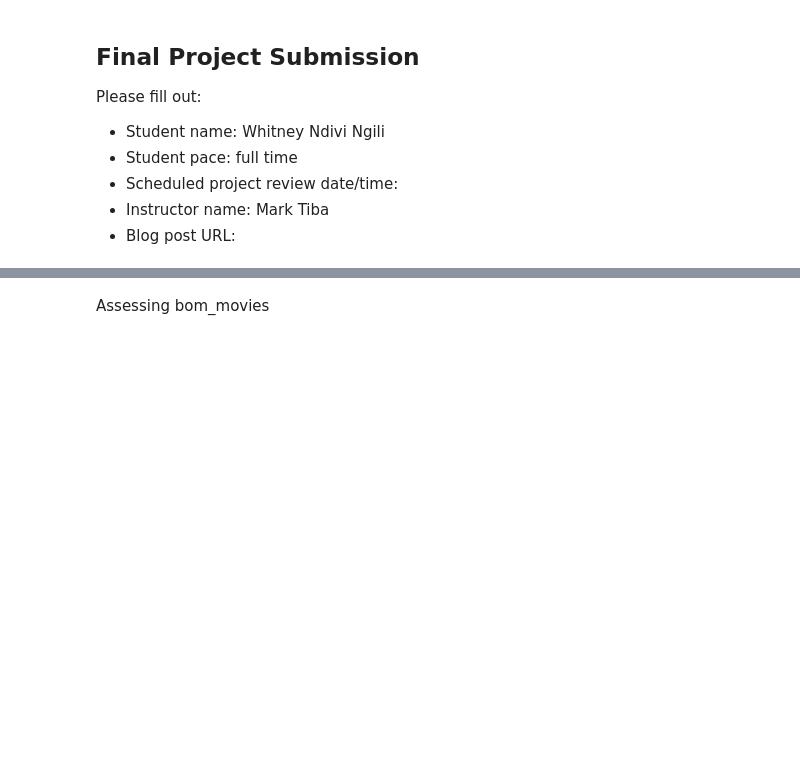
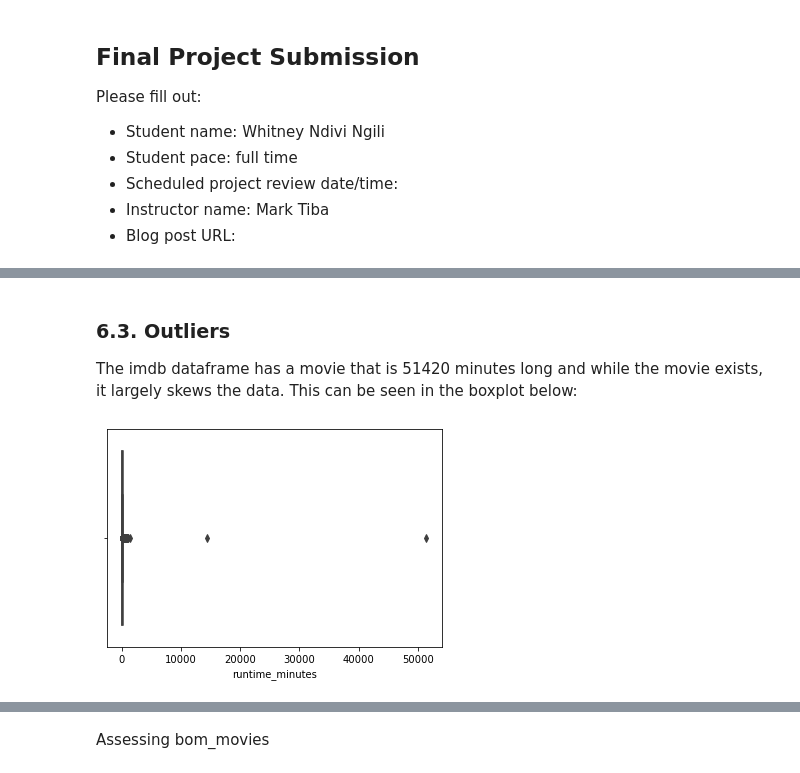
Before and after one commit to ngili/Exploratory-Analysis-of-Movies, a Jupyter notebook: student.ipynb, the cells around one changed output, grey strips where cells are left out. Drawn from its saved outputs; the diff is of its cells as text; code cells hidden in the pictures; blank space fills up the shorter version.

Commit message:
Cleaned the data and described the project details

```diff
--- a/student.ipynb
+++ b/student.ipynb
@@ -192,0 +168,10 @@ imdb.head(40)
+# %%
+#joining movie_basics to movie_ratings on movie_id and previewing the top
+imdb = pd.read_sql("""
+SELECT *
+FROM movie_basics b
+JOIN movie_ratings r
+USING (movie_id)
+;
+""",conn)
+imdb.head()
@@ -192,0 +442,3 @@ imdb.head(40)
+# %%
+#dropping rows with missing values
+imdb.dropna(inplace = True)
@@ -192,0 +611,2 @@ imdb.head(40)
+# %%
+imdb = imdb.assign(genres=imdb.genres.str.split(',')).explode('genres')
@@ -192,0 +635,7 @@ imdb.head(40)
+# %% [markdown]
+### 6.3. Outliers
+The imdb dataframe has a movie that is 51420 minutes long and while the movie exists, it largely skews the data. This can be seen in the boxplot below:
+# %%
+sns.boxplot(data = imdb, x = 'runtime_minutes');
+# %% [output]
+[figure, added]
```
Also changed, not shown: parts of 137 cells of this notebook, 1 other file.
